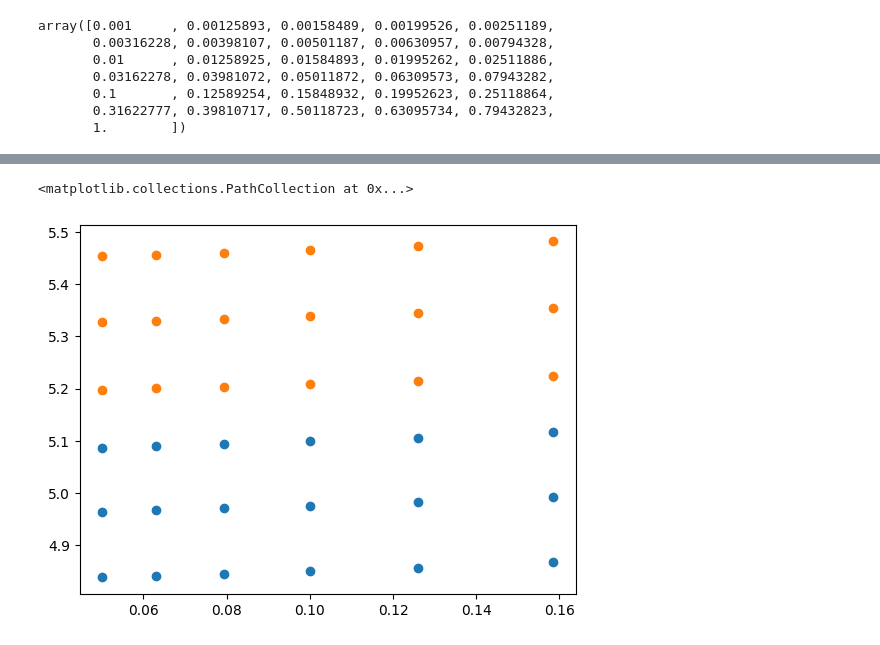
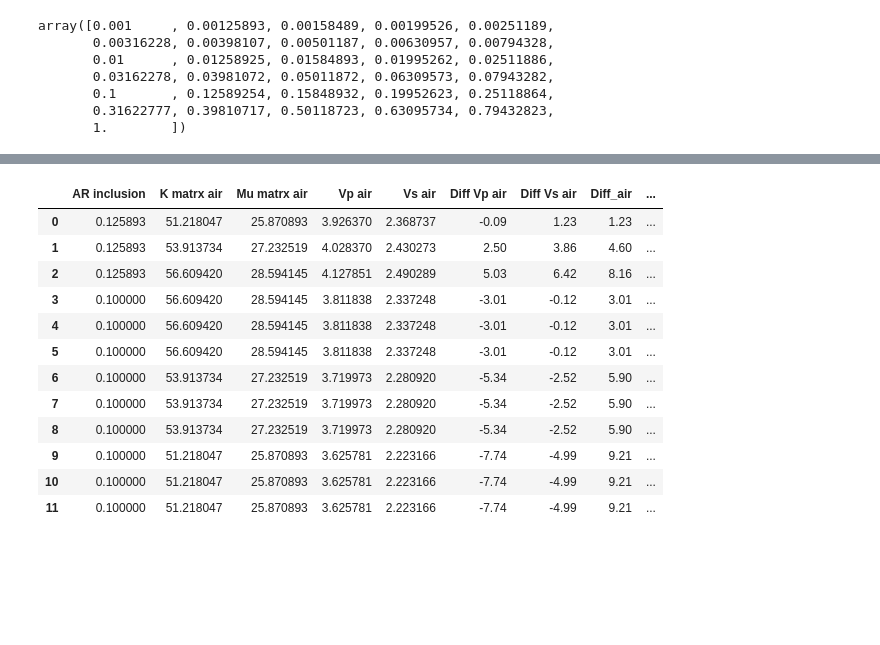
Before and after one commit to MariiaKalinina/Elasticity, a Jupyter notebook: Berryman_SC.ipynb, the cells around one changed output, grey strips where cells are left out. Drawn from its saved outputs; the diff is of its cells as text; code cells hidden in the pictures; blank space fills up the shorter version.

```diff
--- a/Berryman_SC.ipynb
+++ b/Berryman_SC.ipynb
@@ -647,8 +650,20 @@ selected_row_water
-# %%
-plt.scatter(result_air['AR inclusion (air)'],
-         result_air['Vp (air)'])
-plt.scatter(result_water['AR inclusion (water)'],
-         result_water['Vp (water)'])
-# %% [output]
-<matplotlib.collections.PathCollection at 0x...>
-[figure, removed]
+# %%
+merged_data = pd.merge(selected_row_air,
+                       selected_row_water, on="AR inclusion", suffixes=('_air', '_water'), how='inner')
+
+# merged_data will contain the rows where the "AR inclusion" values are equal in both DataFrames
+merged_data
+# %% [output]
+|  | AR inclusion | K matrx air | Mu matrx air | Vp air | Vs air | Diff Vp air | Diff Vs air | Diff_air | ... |
+| 0 | 0.125893 | 51.218047 | 25.870893 | 3.926370 | 2.368737 | -0.09 | 1.23 | 1.23 | ... |
+| 1 | 0.125893 | 53.913734 | 27.232519 | 4.028370 | 2.430273 | 2.50 | 3.86 | 4.60 | ... |
+| 2 | 0.125893 | 56.609420 | 28.594145 | 4.127851 | 2.490289 | 5.03 | 6.42 | 8.16 | ... |
+| 3 | 0.100000 | 56.609420 | 28.594145 | 3.811838 | 2.337248 | -3.01 | -0.12 | 3.01 | ... |
+| 4 | 0.100000 | 56.609420 | 28.594145 | 3.811838 | 2.337248 | -3.01 | -0.12 | 3.01 | ... |
+| 5 | 0.100000 | 56.609420 | 28.594145 | 3.811838 | 2.337248 | -3.01 | -0.12 | 3.01 | ... |
+| 6 | 0.100000 | 53.913734 | 27.232519 | 3.719973 | 2.280920 | -5.34 | -2.52 | 5.90 | ... |
+| 7 | 0.100000 | 53.913734 | 27.232519 | 3.719973 | 2.280920 | -5.34 | -2.52 | 5.90 | ... |
+| 8 | 0.100000 | 53.913734 | 27.232519 | 3.719973 | 2.280920 | -5.34 | -2.52 | 5.90 | ... |
+| 9 | 0.100000 | 51.218047 | 25.870893 | 3.625781 | 2.223166 | -7.74 | -4.99 | 9.21 | ... |
+| 10 | 0.100000 | 51.218047 | 25.870893 | 3.625781 | 2.223166 | -7.74 | -4.99 | 9.21 | ... |
+| 11 | 0.100000 | 51.218047 | 25.870893 | 3.625781 | 2.223166 | -7.74 | -4.99 | 9.21 | ... |
```
Also changed, not shown: parts of 11 cells of this notebook.
